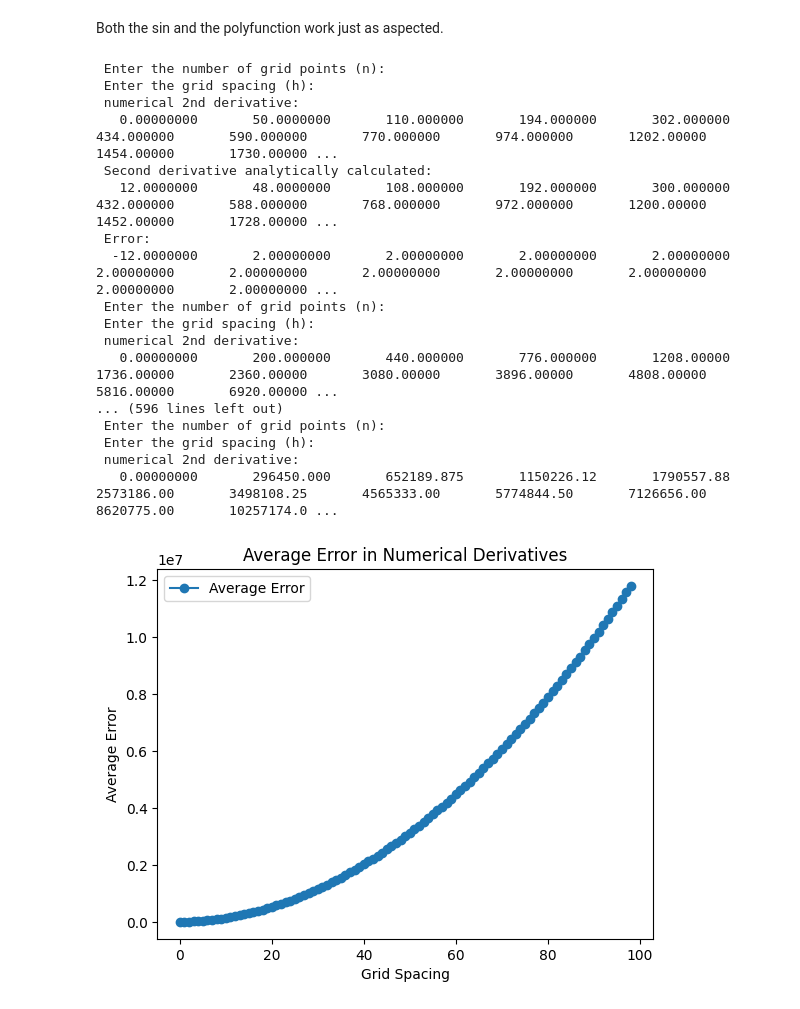
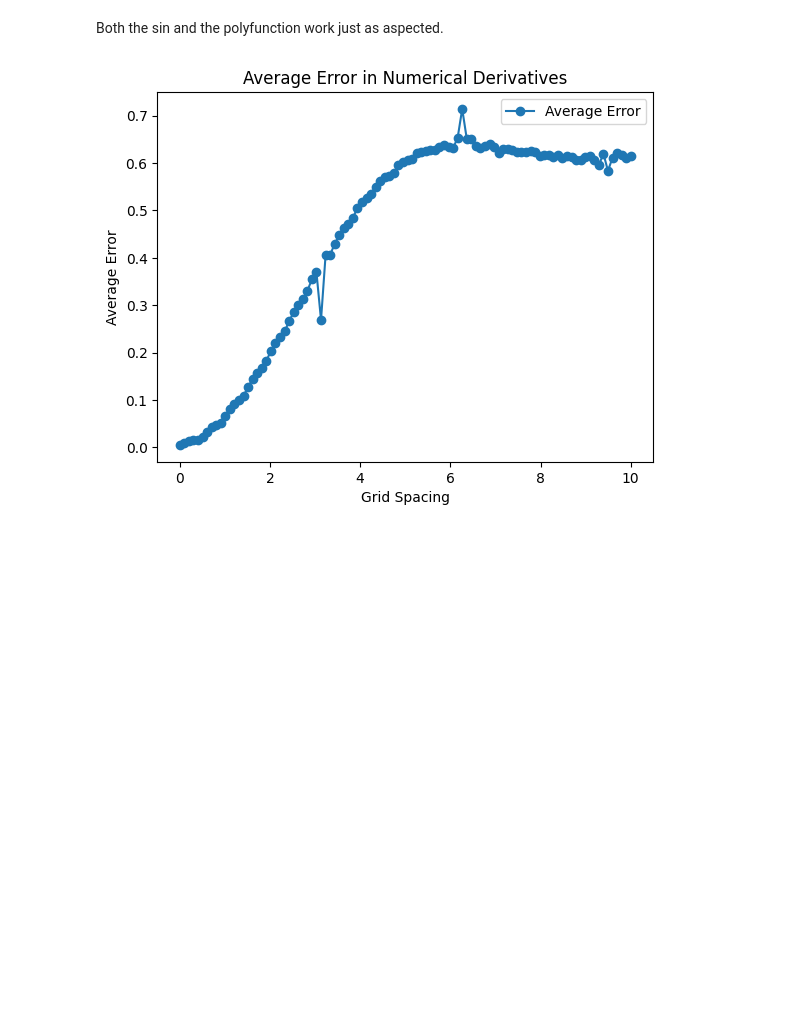
Before and after one commit to ClaasFil/metro_model_development, a Jupyter notebook: claas/week2/task4_report.ipynb, the cells around one changed output. Cells and saved outputs as stored; diff of their text form; code cells hidden in the pictures; blank space fills up the shorter version.

Commit message:
Surpress console output for better diplay

```diff
--- a/claas/week2/task4_report.ipynb
+++ b/claas/week2/task4_report.ipynb
@@ -80,6 +81,26 @@ def ploting(numerical_derivatives, analytical_derivatives, errors):
 
     plt.tight_layout()
     plt.show()
+# %%
+# Function to suppress console output
+@contextlib.contextmanager
+def suppress_stdout_stderr():
+    # Open a null file
+    with open(os.devnull, 'w') as null_file:
+        # Save the current stdout and stderr
+        old_stdout, old_stderr = os.dup(1), os.dup(2)
+        # Replace stdout and stderr with the null file
+        os.dup2(null_file.fileno(), 1)
+        os.dup2(null_file.fileno(), 2)
+        try:
+            # Yield control back to the context
+            yield
+        finally:
+            # Restore stdout and stderr
+            os.dup2(old_stdout, 1)
+            os.dup2(old_stderr, 2)
+            os.close(old_stdout)
+            os.close(old_stderr)
 # %% [markdown]
 Execute with poly function:
 # %%
@@ -141,41 +189,27 @@ ploting(numerical_derivatives, analytical_derivatives, errors)
 # %% [markdown]
 Both the sin and the polyfunction work just as aspected.
 # %%
-#analayse the error of the numerical derivatives of the sin function with varying grid spacing
-
 n_points = 100
 avg_errors = []
 
 
 
-for grid_spacing in range(1, 100):
+n_points_grod = 100
+grid_spacings = np.linspace(0.001, 10, n_points_grod)
+avg_errors = []
+
+for grid_spacing in grid_spacings:
     inputs = f'{n_points}\n{grid_spacing}\n'
-    os.system(f'echo "{inputs}" | ./task3')
+    with suppress_stdout_stderr():
+        os.system(f'echo "{inputs}" | ./task3')
     numerical_derivatives, analytical_derivatives, errors = read_data()
     avg_errors.append(np.mean(errors))
 
-plt.plot(avg_errors, label='Average Error', marker='o')
+plt.plot(grid_spacings, avg_errors, label='Average Error', marker='o')
 plt.title('Average Error in Numerical Derivatives')
 plt.xlabel('Grid Spacing')
 plt.ylabel('Average Error')
 plt.legend()
 plt.show()
 # %% [output]
- Enter the number of grid points (n):
- Enter the grid spacing (h):
- numerical 2nd derivative:
-   0.00000000       50.0000000       110.000000       194.000000       302.000000       434.000000       590.000000       770.000000       974.000000       1202.00000       1454.00000       1730.00000 ...
- Second derivative analytically calculated:
-   12.0000000       48.0000000       108.000000       192.000000       300.000000       432.000000       588.000000       768.000000       972.000000       1200.00000       1452.00000       1728.00000 ...
- Error:
-  -12.0000000       2.00000000       2.00000000       2.00000000       2.00000000       2.00000000       2.00000000       2.00000000       2.00000000       2.00000000       2.00000000       2.00000000 ...
- Enter the number of grid points (n):
- Enter the grid spacing (h):
- numerical 2nd derivative:
-   0.00000000       200.000000       440.000000       776.000000       1208.00000       1736.00000       2360.00000       3080.00000       3896.00000       4808.00000       5816.00000       6920.00000 ...
-... (596 lines left out)
- Enter the number of grid points (n):
- Enter the grid spacing (h):
- numerical 2nd derivative:
-   0.00000000       296450.000       652189.875       1150226.12       1790557.88       2573186.00       3498108.25       4565333.00       5774844.50       7126656.00       8620775.00       10257174.0 ...
-[figure, old version]
+[figure, new version]
```
Also changed, not shown: parts of 8 cells of this notebook.
